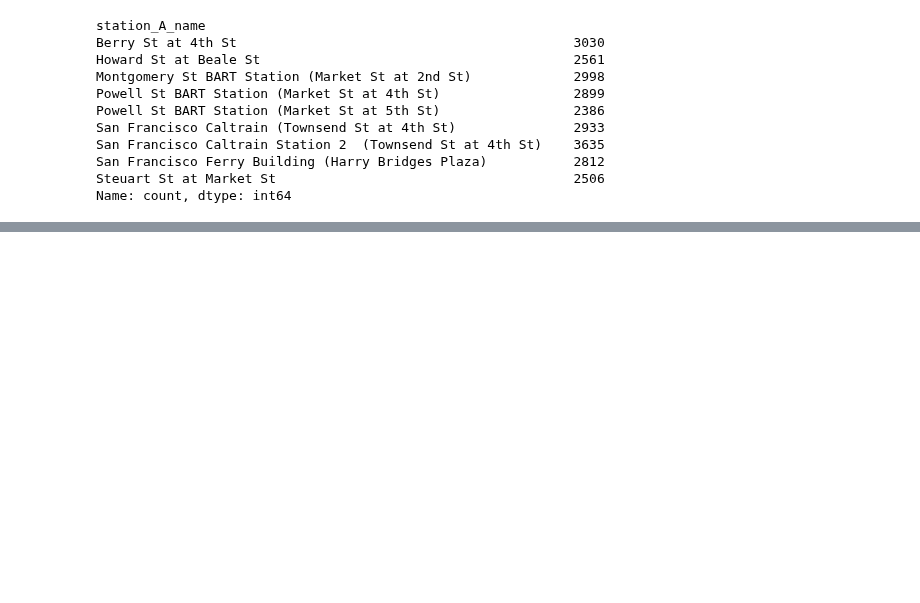
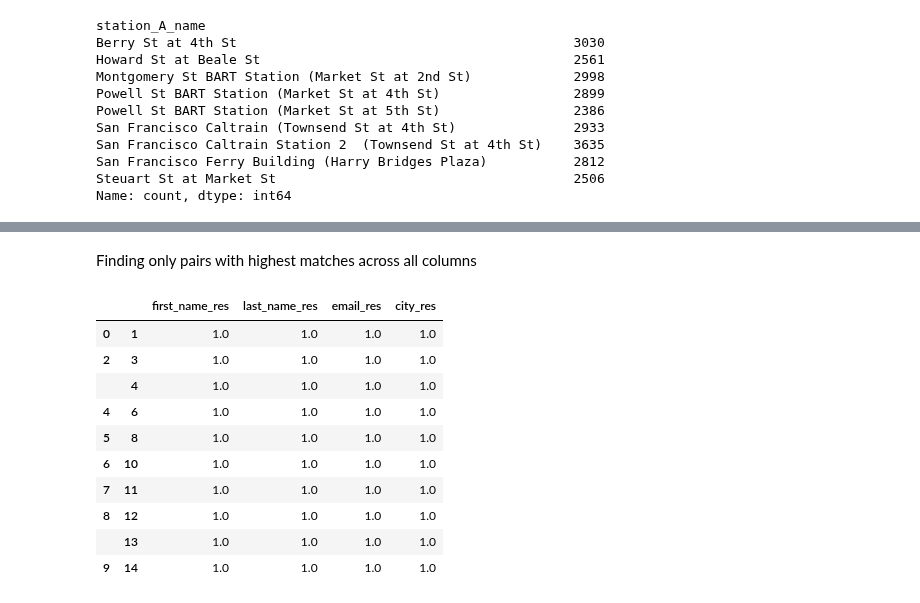
Before and after one commit to abhijeet-bhambere/exploratory_data_analysis, a Jupyter notebook: data_cleanup/data_cleanup_for_eda.ipynb, the cells around one changed output, grey strips where cells are left out. Drawn from its saved outputs; the diff is of its cells as text; code cells hidden in the pictures; blank space fills up the shorter version.

```diff
--- a/data_cleanup/data_cleanup_for_eda.ipynb
+++ b/data_cleanup/data_cleanup_for_eda.ipynb
@@ -888,0 +1026,19 @@ Name: count, dtype: int64
+# %% [markdown]
+Finding only pairs with highest matches across all columns
+# %%
+# Then chose a Classification method ; used threshold-level in this case
+# Row sum is more than 3 meaning it all the columns are matching their respective criteria
+matches = potentials[potentials.sum(axis=1)>3]
+matches
+# %% [output]
+|  |  | first_name_res | last_name_res | email_res | city_res |
+| 0 | 1 | 1.0 | 1.0 | 1.0 | 1.0 |
+| 2 | 3 | 1.0 | 1.0 | 1.0 | 1.0 |
+|  | 4 | 1.0 | 1.0 | 1.0 | 1.0 |
+| 4 | 6 | 1.0 | 1.0 | 1.0 | 1.0 |
+| 5 | 8 | 1.0 | 1.0 | 1.0 | 1.0 |
+| 6 | 10 | 1.0 | 1.0 | 1.0 | 1.0 |
+| 7 | 11 | 1.0 | 1.0 | 1.0 | 1.0 |
+| 8 | 12 | 1.0 | 1.0 | 1.0 | 1.0 |
+|  | 13 | 1.0 | 1.0 | 1.0 | 1.0 |
+| 9 | 14 | 1.0 | 1.0 | 1.0 | 1.0 |
```
Also changed, not shown: parts of 16 cells of this notebook.
